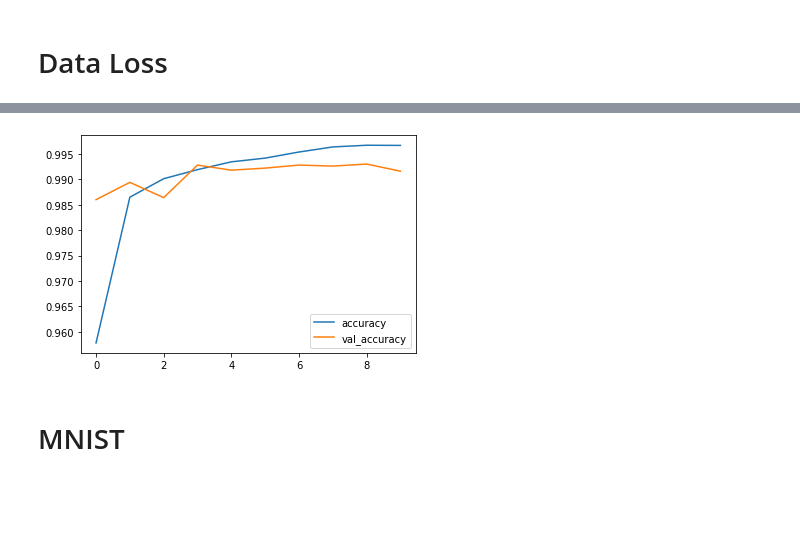
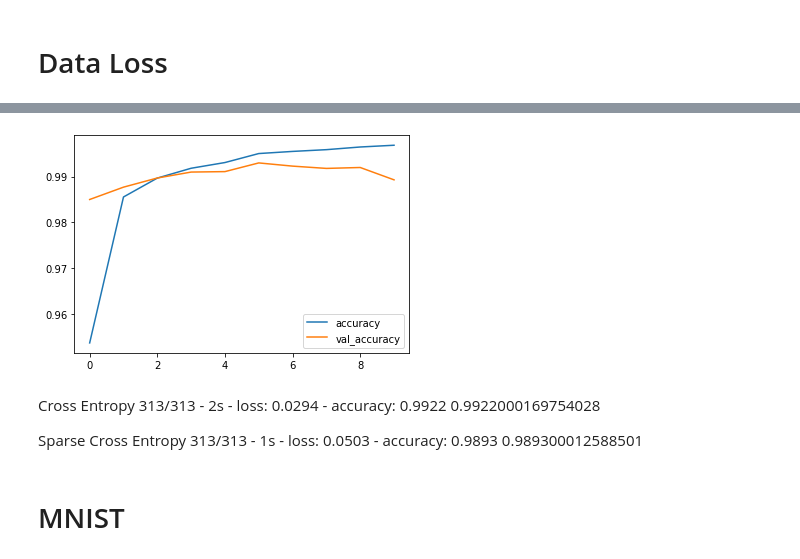
Before and after one commit to ManOf4Names/MachineLearning, a Jupyter notebook: HW2/CNN_example_tensorflow.ipynb, the cells around one changed output, grey strips where cells are left out. Cells and saved outputs as stored; diff of their text form; code cells hidden in the pictures; blank space fills up the shorter version.

```diff
--- a/HW2/CNN_example_tensorflow.ipynb
+++ b/HW2/CNN_example_tensorflow.ipynb
@@ -3,15 +9,14 @@
 # %%
-import tensorflow as tf
-import numpy as np
-from keras import datasets, layers, models
-import matplotlib.pyplot as plt
-import seaborn as sns
+(train_images, train_labels_sparse), (test_images,
+                               test_labels_sparse) = tf.keras.datasets.mnist.load_data()
 
-(train_images, train_labels), (test_images, test_labels) = datasets.mnist.load_data()
+train_labels = tf.keras.utils.to_categorical(train_labels_sparse)
+test_labels = tf.keras.utils.to_categorical(test_labels_sparse)
 
 # normalize the values
 train_images, test_images = train_images/255.0, test_images/255.0
-train_images, test_images = np.expand_dims(train_images, axis=-1), np.expand_dims(test_images, axis=-1)
+train_images, test_images = np.expand_dims(
+    train_images, axis=-1), np.expand_dims(test_images, axis=-1)
 print(train_images.shape)
 
 sns.countplot(train_labels)
@@ -70,0 +57,24 @@ Epoch 10/10
+# %%
+# model definition
+model = models.Sequential()
+model.add(layers.Conv2D(28, (5,5), activation='relu', input_shape=(28,28,1)))
+model.add(layers.MaxPooling2D((2,2)))
+model.add(layers.Conv2D(64, (3,3), activation='relu'))
+model.add(layers.MaxPooling2D((2,2)))
+model.add(layers.Conv2D(64, (3,3), activation='relu'))
+
+#model.summary()
+
+model.add(layers.Flatten())
+model.add(layers.Dense(64, activation='relu'))
+model.add(layers.Dense(10))
+
+#model.summary()
+
+model.compile(
+    optimizer='adam',
+    loss=tf.keras.losses.SparseCategoricalCrossentropy(from_logits=True),
+    metrics=["accuracy"]
+)
+
+history = model.fit(train_images, train_labels_sparse, epochs=10, shuffle=True, validation_data=(test_images, test_labels_sparse))
@@ -78,6 +109,10 @@ plt.ylabel = 'Accuracy'
 #plt.ylim([0.6, 1])
 plt.legend(loc='lower right')
 
-test_loss, test_acc = model.evaluate(test_images, test_labels, verbose=2)
+# Regular Cross Entropy
+test_loss, test_acc = model.evaluate(test_images, test_labels_sparse, verbose=2)
+
+# Sparse Entropy
+# test_loss, test_acc = model.evaluate(test_images, test_labels_sparse, verbose=2)
 print(test_acc)
 # %% [output]
@@ -86,4 +121,12 @@ print(test_acc)
-[figure, old version]
+[figure, new version]
+# %% [markdown]
+Cross Entropy
+313/313 - 2s - loss: 0.0294 - accuracy: 0.9922
+0.9922000169754028
+
+Sparse Cross Entropy
+313/313 - 1s - loss: 0.0503 - accuracy: 0.9893
+0.989300012588501
 # %% [markdown]
 # MNIST
 # %%
```
Also changed, not shown: parts of 5 cells of this notebook, 1 other file.
